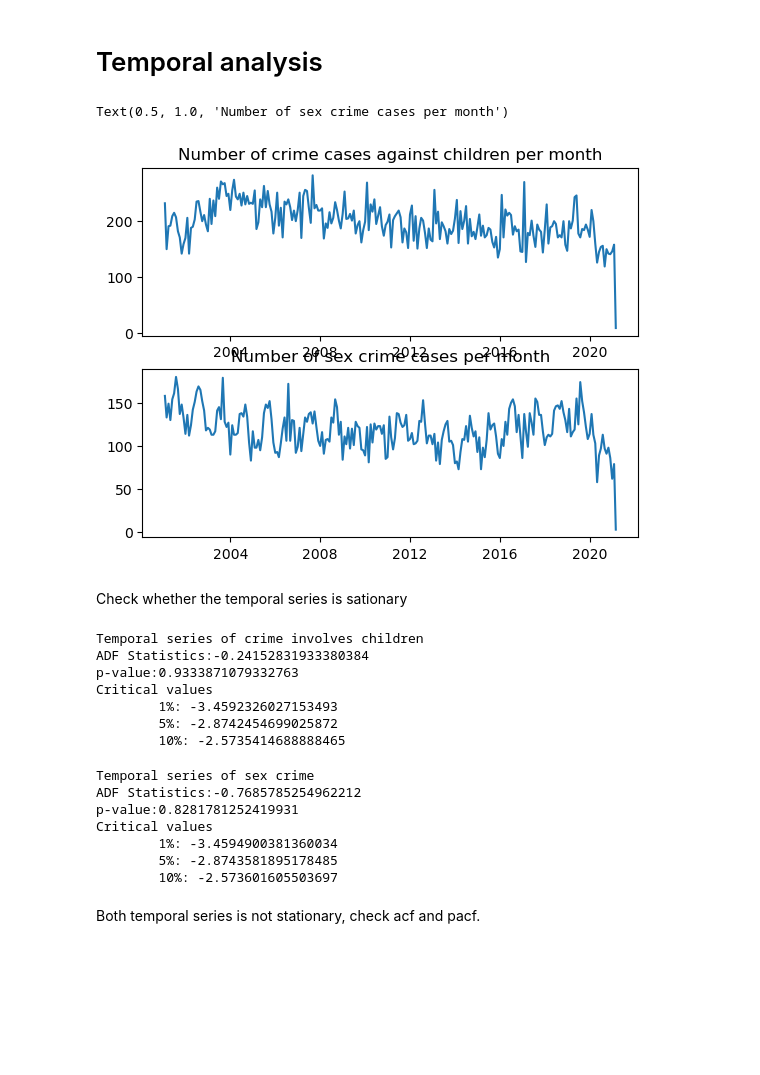
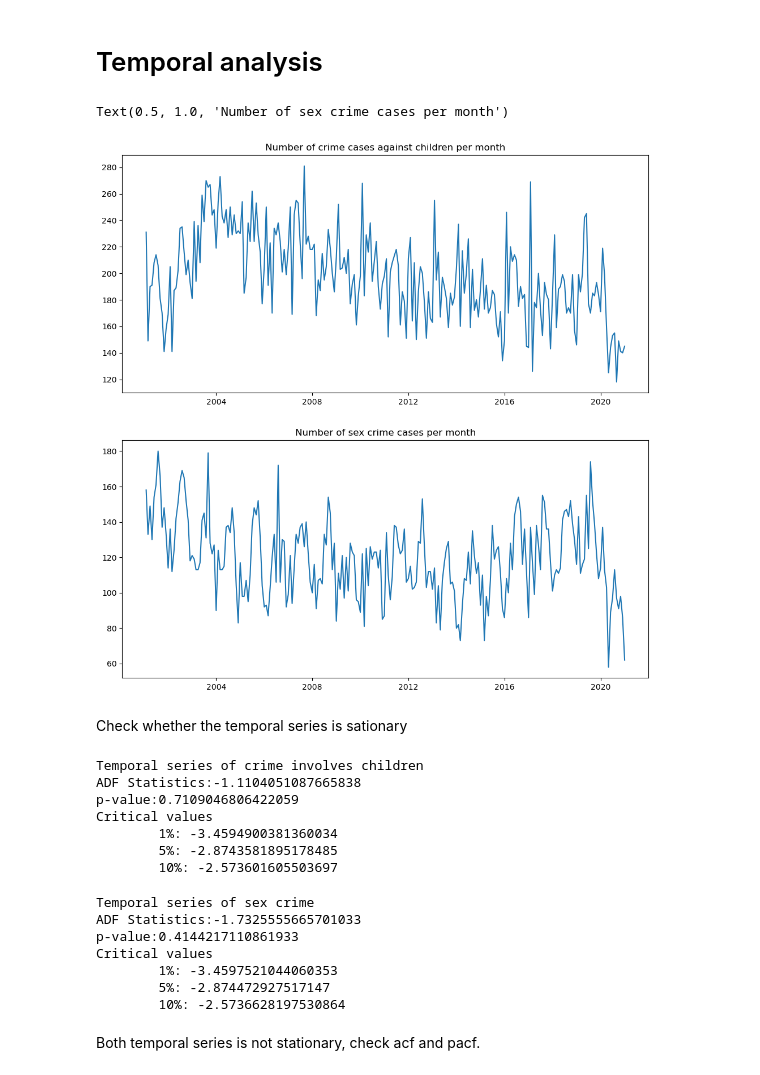
Before and after one commit to Skylar-TyZhang/STDM-Crime-analysis, a Jupyter notebook: chicago_crime.ipynb, the cells around one changed output. Saved outputs shown, nothing was run; the diff lists cells and outputs as text; code cells hidden in the pictures; blank space fills up the shorter version.

```diff
--- a/chicago_crime.ipynb
+++ b/chicago_crime.ipynb
@@ -382,24 +382,34 @@ Text(0.5, 1.0, 'KDE of Sex Crime')
 [figure]
 # %% [markdown]
 # Temporal analysis
+# %%
+#check the length of temporal series
+
+#print(f'The earliest time:{crime_children.Date.min()}')
+#print(f'The latest time:{crime_children.Date.min()}')
+# get data within 20 years
+start_date='2001-01-01 00:00:00'
+end_date='2020-12-31 23:59:00'
+crime_children = crime_children.loc[(crime_children.Date >= start_date) & (crime_children.Date <= end_date)]
+crime_sexual = crime_sexual.loc[(crime_sexual.Date >= start_date) & (crime_sexual.Date <= end_date)]
 # %%
 # get the temporal series of crime data
 temp_children=crime_children.groupby(pd.Grouper(key='Date',freq='M')).size()
 temp_sex=crime_sexual.groupby(pd.Grouper(key='Date',freq='M')).size()
 # %%
 # visualise it
-fig,axs=plt.subplots(nrows=2,ncols=1)
+fig,axs=plt.subplots(nrows=2,ncols=1,figsize=(12,12))
 ax=axs[0]
 ax.plot(temp_children.index,temp_children.values)
 ax.set_title('Number of crime cases against children per month')
 
 
 ax=axs[1]
 ax.plot(temp_sex.index,temp_sex.values)
 ax.set_title('Number of sex crime cases per month')
 # %% [output]
 Text(0.5, 1.0, 'Number of sex crime cases per month')
-[figure, old version]
+[figure, new version]
 # %% [markdown]
 Check whether the temporal series is sationary
 # %%
@@ -415,12 +425,12 @@ for k,v in res[4].items():
     print(f'\t{k}: {v}')
 # %% [output]
 Temporal series of crime involves children
-ADF Statistics:-0.24152831933380384
-p-value:0.9333871079332763
+ADF Statistics:-1.1104051087665838
+p-value:0.7109046806422059
 Critical values
-        1%: -3.4592326027153493
-        5%: -2.8742454699025872
-        10%: -2.5735414688888465
+        1%: -3.4594900381360034
+        5%: -2.8743581895178485
+        10%: -2.573601605503697
 # %%
 res=adfuller(temp_sex.values)
 print(f'Temporal series of sex crime')
@@ -431,12 +441,12 @@ for k,v in res[4].items():
     print(f'\t{k}: {v}')
 # %% [output]
 Temporal series of sex crime
-ADF Statistics:-0.7685785254962212
-p-value:0.8281781252419931
+ADF Statistics:-1.7325555665701033
+p-value:0.4144217110861933
 Critical values
-        1%: -3.4594900381360034
-        5%: -2.8743581895178485
-        10%: -2.573601605503697
+        1%: -3.4597521044060353
+        5%: -2.874472927517147
+        10%: -2.5736628197530864
 # %% [markdown]
 Both temporal series is not stationary, check acf and pacf.
 # %%
```
Also changed, not shown: parts of 19 cells of this notebook, 1 other file.
